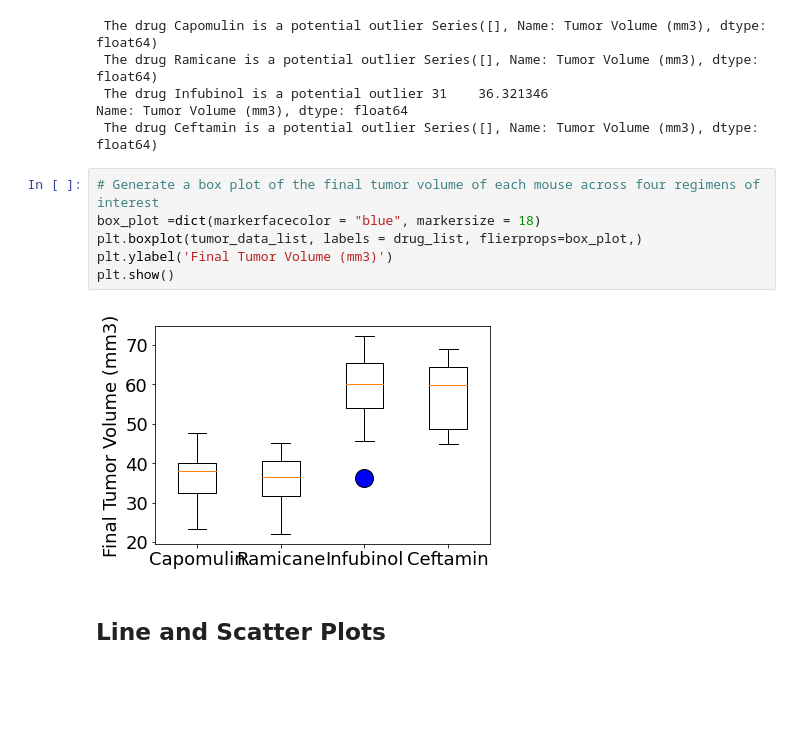
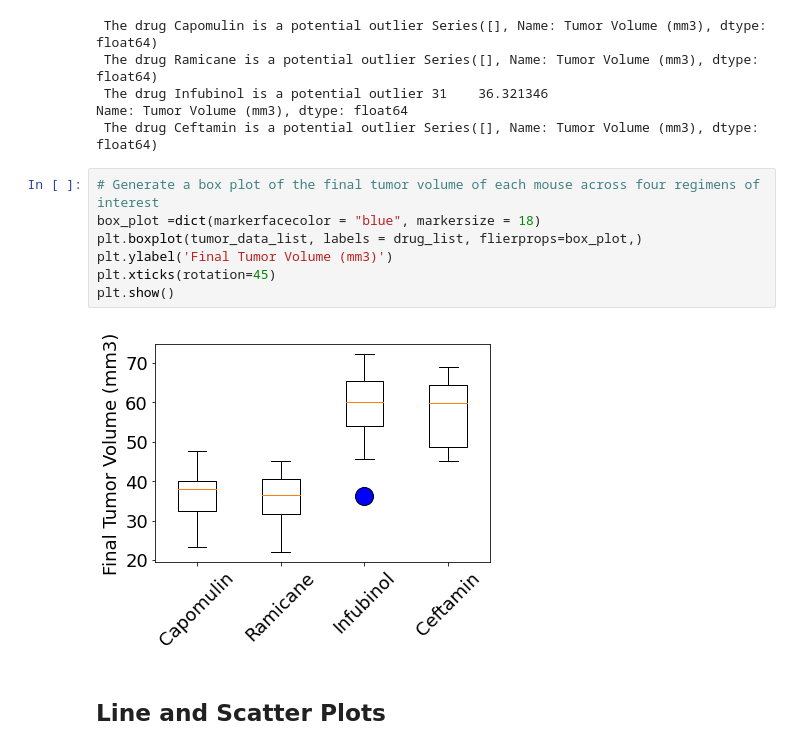
Before and after one commit to adamjohnson57/matplotlib-challenge, a Jupyter notebook: 05-Matplotlib/Instructions/Pymaceuticals/pymaceuticals.ipynb, the cells around one changed output. Saved outputs shown, nothing was run; the diff lists cells and outputs as text; blank space fills up the shorter version.

```diff
--- a/05-Matplotlib/Instructions/Pymaceuticals/pymaceuticals.ipynb
+++ b/05-Matplotlib/Instructions/Pymaceuticals/pymaceuticals.ipynb
@@ -367,10 +367,11 @@ Name: Tumor Volume (mm3), dtype: float64
 # %%
 # Generate a box plot of the final tumor volume of each mouse across four regimens of interest
 box_plot =dict(markerfacecolor = "blue", markersize = 18)
 plt.boxplot(tumor_data_list, labels = drug_list, flierprops=box_plot,)
 plt.ylabel('Final Tumor Volume (mm3)')
+plt.xticks(rotation=45)
 plt.show()
 # %% [output]
-[figure, old version]
+[figure, new version]
 # %% [markdown]
 ## Line and Scatter Plots
```
Also changed, not shown: parts of 4 cells of this notebook.
